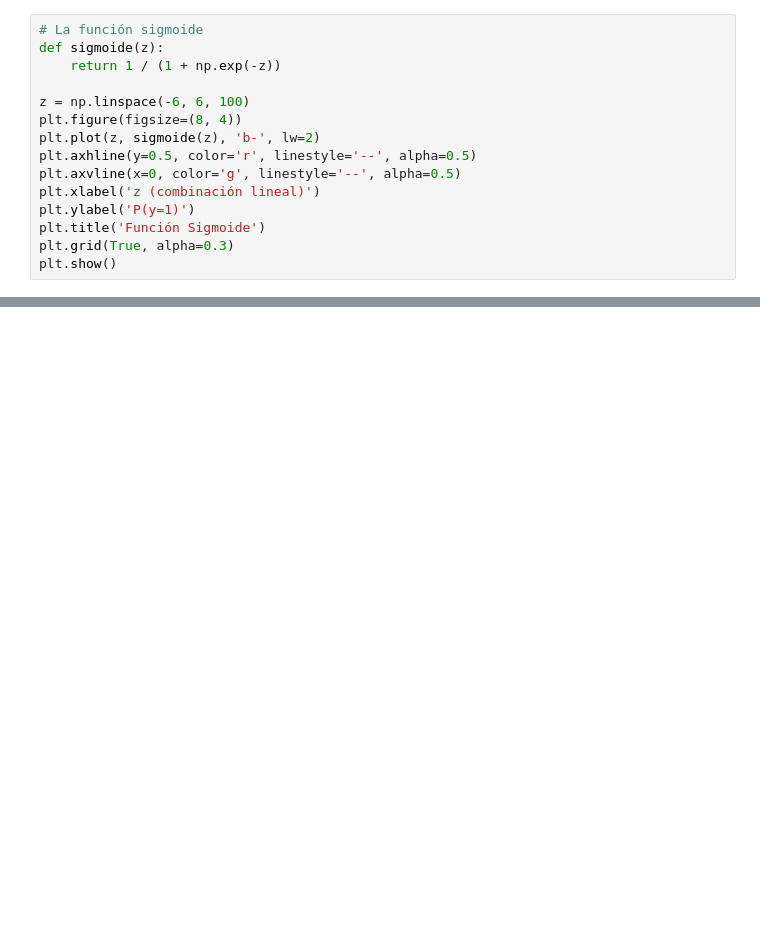
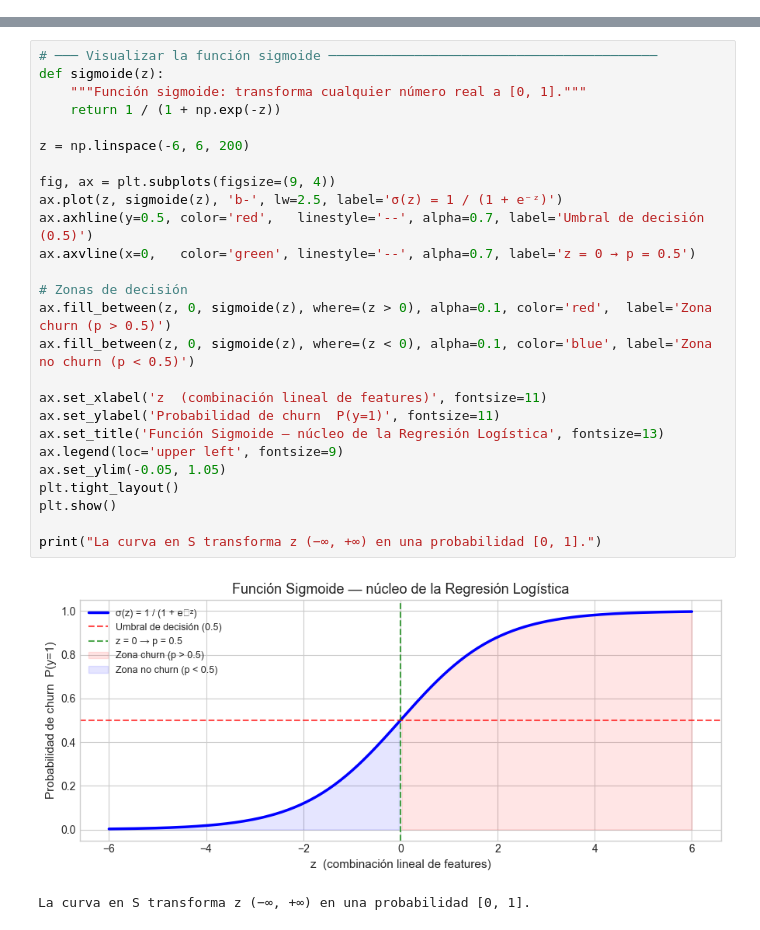
Before and after one commit to CamilaCortex/EnfoquesSoftware, a Jupyter notebook: modulo-04-clasificacion/notebooks/01-clasificacion-churn.ipynb, the cells around one changed output, grey strips where cells are left out. Drawn from its saved outputs; the diff is of its cells as text; blank space fills up the shorter version.

Commit message:
feat: add lineal regression with sklearn and add docs

```diff
--- a/modulo-04-clasificacion/notebooks/01-clasificacion-churn.ipynb
+++ b/modulo-04-clasificacion/notebooks/01-clasificacion-churn.ipynb
@@ -128,15 +0,0 @@ for col in numericas:
-# %%
-# La función sigmoide
-def sigmoide(z):
-    return 1 / (1 + np.exp(-z))
-
-z = np.linspace(-6, 6, 100)
-plt.figure(figsize=(8, 4))
-plt.plot(z, sigmoide(z), 'b-', lw=2)
-plt.axhline(y=0.5, color='r', linestyle='--', alpha=0.5)
-plt.axvline(x=0, color='g', linestyle='--', alpha=0.5)
-plt.xlabel('z (combinación lineal)')
-plt.ylabel('P(y=1)')
-plt.title('Función Sigmoide')
-plt.grid(True, alpha=0.3)
-plt.show()
@@ -220,0 +343,29 @@ print(f"Decisión: {'CHURN' if prob >= 0.5 else 'NO CHURN'}")
+# %%
+# ─── Visualizar la función sigmoide ──────────────────────────────────────────
+def sigmoide(z):
+    """Función sigmoide: transforma cualquier número real a [0, 1]."""
+    return 1 / (1 + np.exp(-z))
+
+z = np.linspace(-6, 6, 200)
+
+fig, ax = plt.subplots(figsize=(9, 4))
+ax.plot(z, sigmoide(z), 'b-', lw=2.5, label='σ(z) = 1 / (1 + e⁻ᶻ)')
+ax.axhline(y=0.5, color='red',   linestyle='--', alpha=0.7, label='Umbral de decisión (0.5)')
+ax.axvline(x=0,   color='green', linestyle='--', alpha=0.7, label='z = 0 → p = 0.5')
+
+# Zonas de decisión
+ax.fill_between(z, 0, sigmoide(z), where=(z > 0), alpha=0.1, color='red',  label='Zona churn (p > 0.5)')
+ax.fill_between(z, 0, sigmoide(z), where=(z < 0), alpha=0.1, color='blue', label='Zona no churn (p < 0.5)')
+
+ax.set_xlabel('z  (combinación lineal de features)', fontsize=11)
+ax.set_ylabel('Probabilidad de churn  P(y=1)', fontsize=11)
+ax.set_title('Función Sigmoide — núcleo de la Regresión Logística', fontsize=13)
+ax.legend(loc='upper left', fontsize=9)
+ax.set_ylim(-0.05, 1.05)
+plt.tight_layout()
+plt.show()
+
+print("La curva en S transforma z (−∞, +∞) en una probabilidad [0, 1].")
+# %% [output]
+[figure, added]
+La curva en S transforma z (−∞, +∞) en una probabilidad [0, 1].
```
Also changed, not shown: parts of 39 cells of this notebook, 4 other files.
